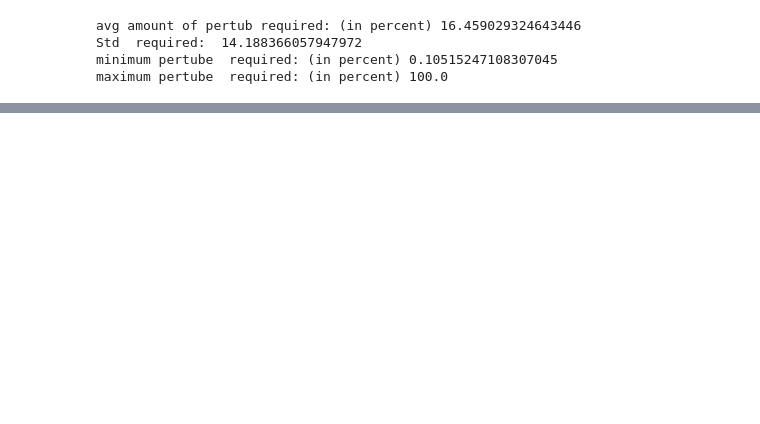
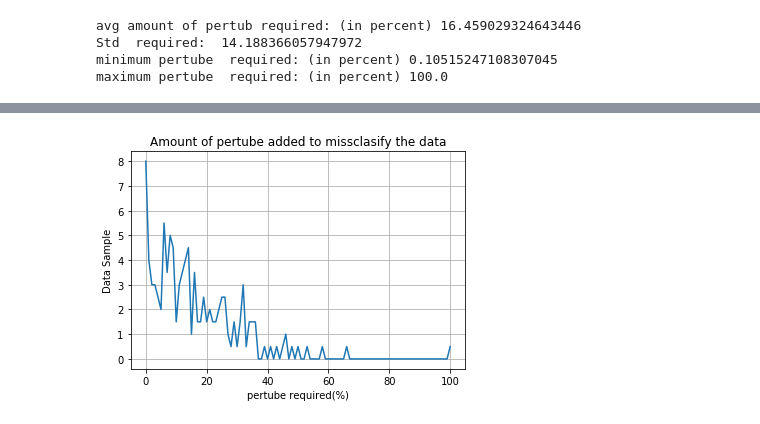
Before and after one commit to imRushabhShah/fake-news, a Jupyter notebook: fake-news-generation-LSTM.ipynb, the cells around one changed output, grey strips where cells are left out. Cells and saved outputs as stored; diff of their text form; code cells hidden in the pictures; blank space fills up the shorter version.

```diff
--- a/fake-news-generation-LSTM.ipynb
+++ b/fake-news-generation-LSTM.ipynb
@@ -338,4 +332,0 @@ plt.plot(x)
-# %%
-for i in range(200):
-    if x[i]==0:
-        print(x[i])
@@ -361,0 +367,18 @@ Allowing pertub of < 25 % for missclassification 76.0 % of the data
+# %%
+y = np.zeros(101,dtype='int')
+for i in x:
+    y[int(i)]+=1
+# %%
+# fig, = plt.plot(x)
+
+fig, ax = plt.subplots()
+ax.plot(y/2)
+
+ax.set(xlabel='pertube required(%)', ylabel='Data Sample',
+       title='Amount of pertube added to missclasify the data')
+ax.grid()
+
+fig.savefig("LSTM_pertube_2.png")
+plt.show()
+# %% [output]
+[figure, added]
```
Also changed, not shown: parts of 3 cells of this notebook, 6 other files.
